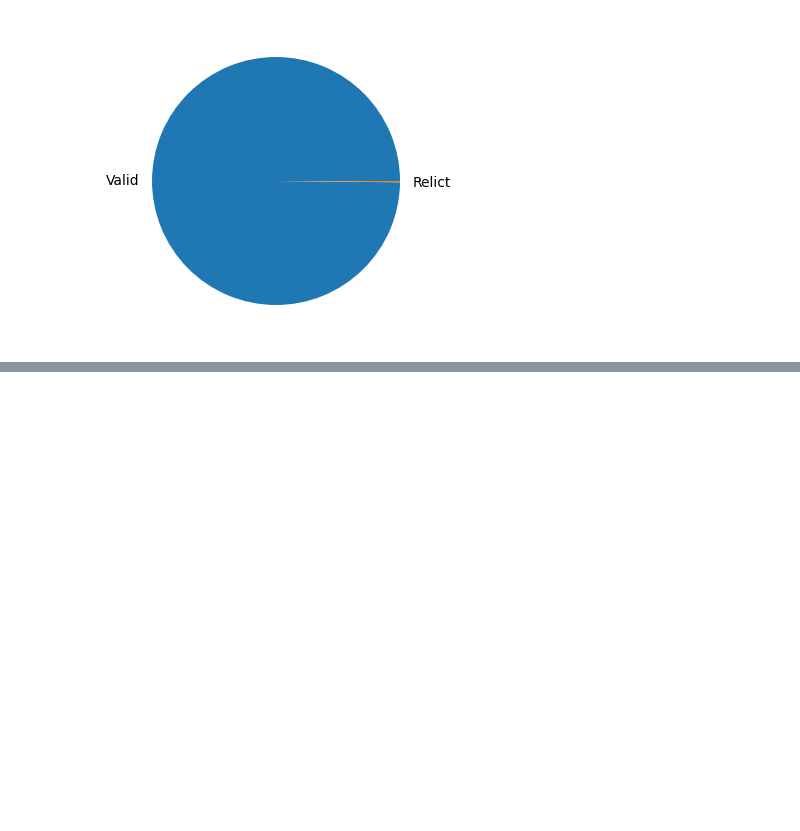
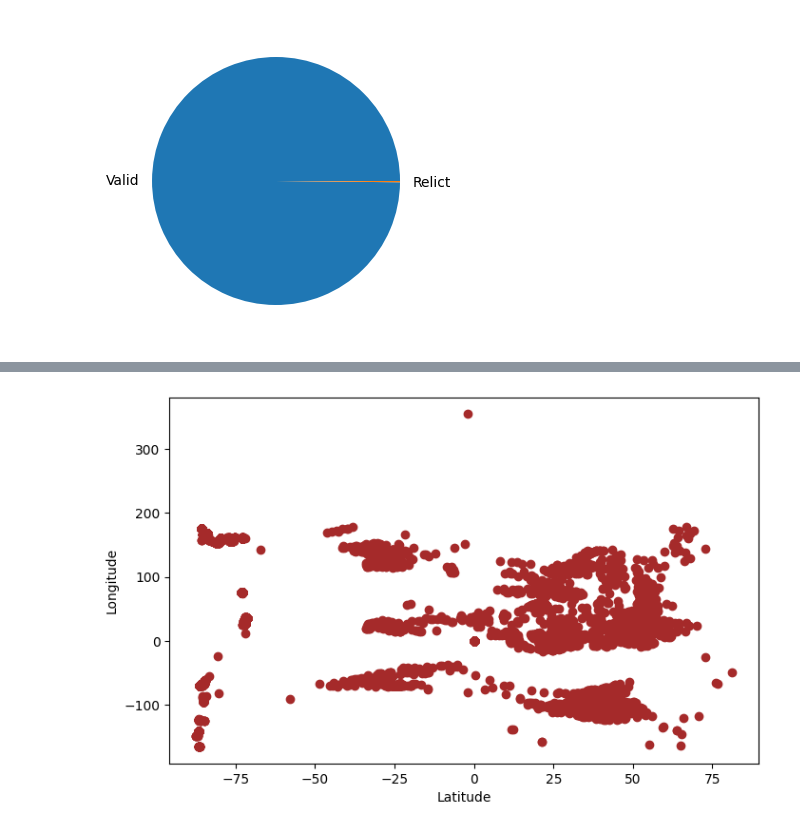
Before and after one commit to Shaurya11gupta/EDA, a Jupyter notebook: EDA/Untitled.ipynb, the cells around one changed output, grey strips where cells are left out. Saved outputs shown, nothing was run; the diff lists cells and outputs as text; code cells hidden in the pictures; blank space fills up the shorter version.

```diff
--- a/EDA/Untitled.ipynb
+++ b/EDA/Untitled.ipynb
@@ -146,0 +163,8 @@ plt.show()
+# %%
+fig,ax = plt.subplots(figsize=(8,5))
+ax.scatter(data['lat'],data['long'],color='brown')
+ax.set_xlabel("Latitude")
+ax.set_ylabel("Longitude")
+plt.show()
+# %% [output]
+[figure, added]
```
Also changed, not shown: parts of 2 cells of this notebook.
